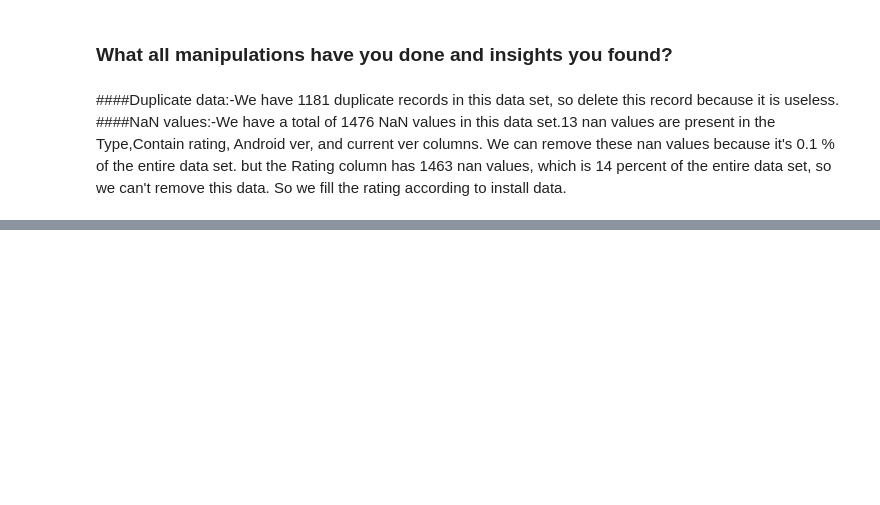
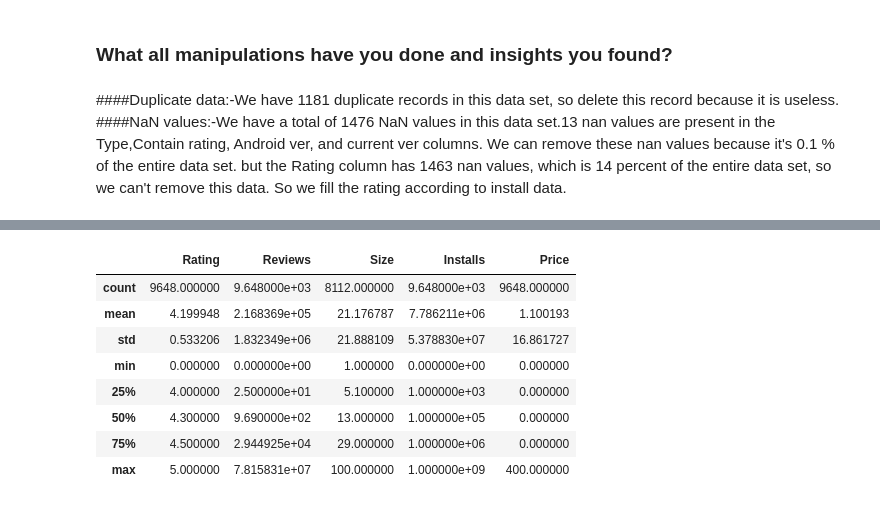
Before and after one commit to Vijaysiraw/Play_store_EDA_project, a Jupyter notebook: Play_Store_Project.ipynb, the cells around one changed output, grey strips where cells are left out. Cells and saved outputs as stored; diff of their text form; code cells hidden in the pictures; blank space fills up the shorter version.

Commit message:
Data cleaning part-2

```diff
--- a/Play_Store_Project.ipynb
+++ b/Play_Store_Project.ipynb
@@ -425,0 +533,13 @@ dtype: int64
+# %%
+#this function convert data in integer datatype
+def convert_installs_data(x):
+  try:
+    if '+'==x[-1]:
+      return int(x[:-1].replace(',',''))
+    else:
+      return int(x)
+  except:
+    return x
+# %%
+#convert data type of Installs column
+df['Installs']=df['Installs'].apply(convert_installs_data)
@@ -425,0 +554,13 @@ dtype: int64
+# %%
+#this function convert string price into float datatype
+def convert_price_data(x):
+  try:
+    if '$'==x[0]:
+      return float(x[1:])
+    else:
+      return float(x)
+  except:
+    return x
+# %%
+#convert string datatype(ex:-'$2.50') into float datatype(ex- 2.50)
+df['Price']=df['Price'].apply(convert_price_data)
@@ -425,0 +596,12 @@ dtype: int64
+# %%
+df.describe()
+# %% [output]
+|  | Rating | Reviews | Size | Installs | Price |
+| count | 9648.000000 | 9.648000e+03 | 8112.000000 | 9.648000e+03 | 9648.000000 |
+| mean | 4.199948 | 2.168369e+05 | 21.176787 | 7.786211e+06 | 1.100193 |
+| std | 0.533206 | 1.832349e+06 | 21.888109 | 5.378830e+07 | 16.861727 |
+| min | 0.000000 | 0.000000e+00 | 1.000000 | 0.000000e+00 | 0.000000 |
+| 25% | 4.000000 | 2.500000e+01 | 5.100000 | 1.000000e+03 | 0.000000 |
+| 50% | 4.300000 | 9.690000e+02 | 13.000000 | 1.000000e+05 | 0.000000 |
+| 75% | 4.500000 | 2.944925e+04 | 29.000000 | 1.000000e+06 | 0.000000 |
+| max | 5.000000 | 7.815831e+07 | 100.000000 | 1.000000e+09 | 400.000000 |
```
Also changed, not shown: parts of 19 cells of this notebook.
